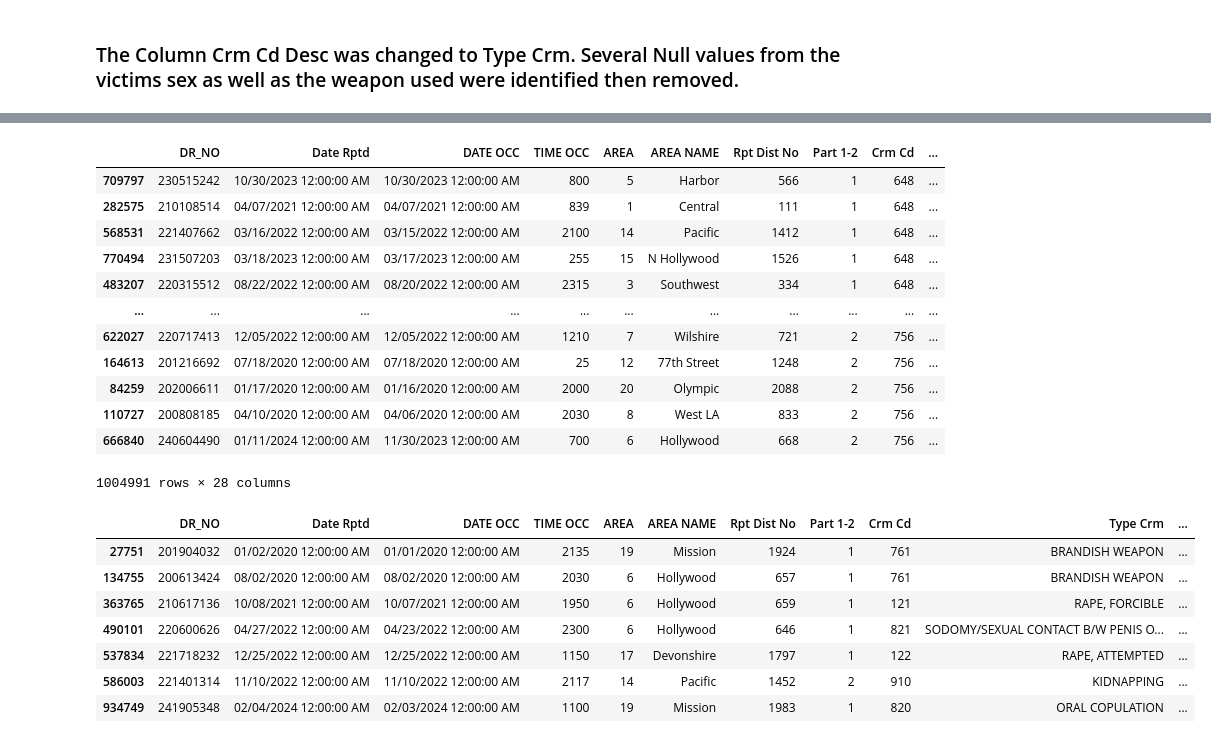
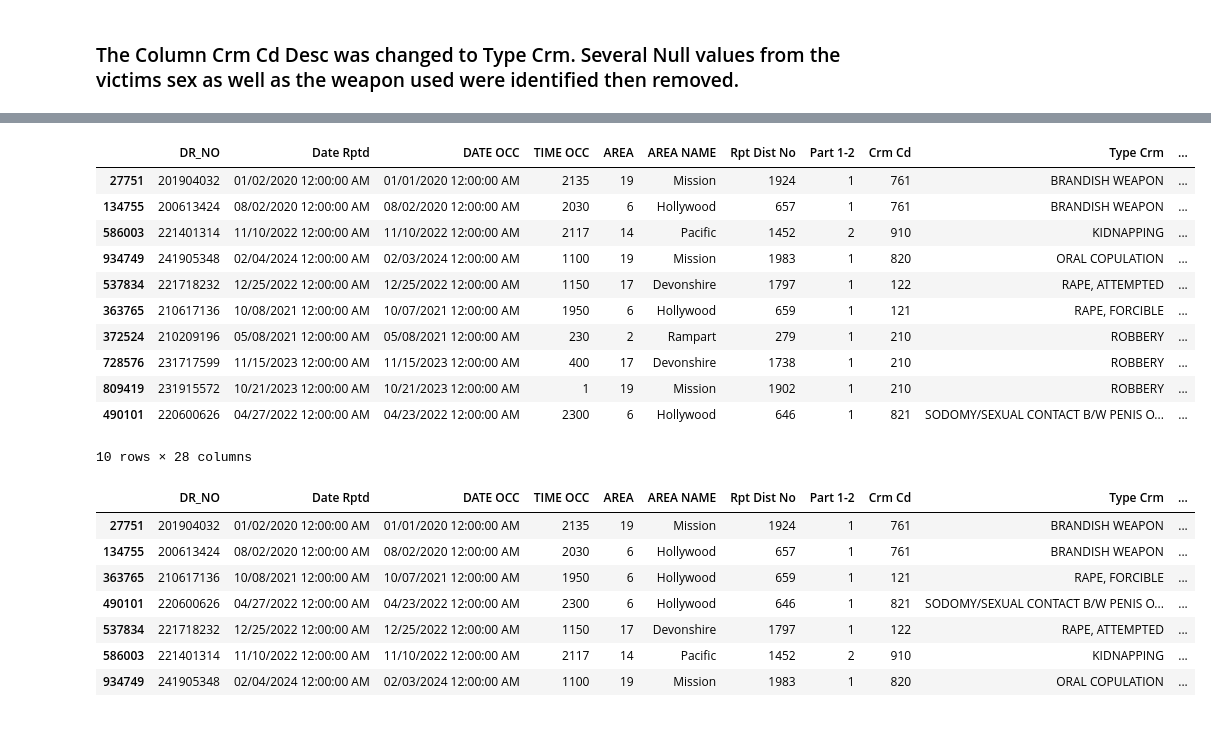
Before and after one commit to gojones4505-max/IA340-Lab1, a Jupyter notebook: Lab2.ipynb, the cells around one changed output, grey strips where cells are left out. Cells and saved outputs as stored; diff of their text form; code cells hidden in the pictures.

```diff
--- a/Lab2.ipynb
+++ b/Lab2.ipynb
@@ -137,19 +128,18 @@ df[5:10] #slice by rows
 # %%
-df.sort_values(by='Crm Cd Desc') #sort data by a column
+df.sort_values(by='Type Crm') #sort data by a column
 # %% [output]
-|  | DR_NO | Date Rptd | DATE OCC | TIME OCC | AREA | AREA NAME | Rpt Dist No | Part 1-2 | Crm Cd | ... |
-| 709797 | 230515242 | 10/30/2023 12:00:00 AM | 10/30/2023 12:00:00 AM | 800 | 5 | Harbor | 566 | 1 | 648 | ... |
-| 282575 | 210108514 | 04/07/2021 12:00:00 AM | 04/07/2021 12:00:00 AM | 839 | 1 | Central | 111 | 1 | 648 | ... |
-| 568531 | 221407662 | 03/16/2022 12:00:00 AM | 03/15/2022 12:00:00 AM | 2100 | 14 | Pacific | 1412 | 1 | 648 | ... |
-| 770494 | 231507203 | 03/18/2023 12:00:00 AM | 03/17/2023 12:00:00 AM | 255 | 15 | N Hollywood | 1526 | 1 | 648 | ... |
-| 483207 | 220315512 | 08/22/2022 12:00:00 AM | 08/20/2022 12:00:00 AM | 2315 | 3 | Southwest | 334 | 1 | 648 | ... |
-| ... | ... | ... | ... | ... | ... | ... | ... | ... | ... | ... |
-| 622027 | 220717413 | 12/05/2022 12:00:00 AM | 12/05/2022 12:00:00 AM | 1210 | 7 | Wilshire | 721 | 2 | 756 | ... |
-| 164613 | 201216692 | 07/18/2020 12:00:00 AM | 07/18/2020 12:00:00 AM | 25 | 12 | 77th Street | 1248 | 2 | 756 | ... |
-| 84259 | 202006611 | 01/17/2020 12:00:00 AM | 01/16/2020 12:00:00 AM | 2000 | 20 | Olympic | 2088 | 2 | 756 | ... |
-| 110727 | 200808185 | 04/10/2020 12:00:00 AM | 04/06/2020 12:00:00 AM | 2030 | 8 | West LA | 833 | 2 | 756 | ... |
-| 666840 | 240604490 | 01/11/2024 12:00:00 AM | 11/30/2023 12:00:00 AM | 700 | 6 | Hollywood | 668 | 2 | 756 | ... |
+|  | DR_NO | Date Rptd | DATE OCC | TIME OCC | AREA | AREA NAME | Rpt Dist No | Part 1-2 | Crm Cd | Type Crm | ... |
+| 27751 | 201904032 | 01/02/2020 12:00:00 AM | 01/01/2020 12:00:00 AM | 2135 | 19 | Mission | 1924 | 1 | 761 | BRANDISH WEAPON | ... |
+| 134755 | 200613424 | 08/02/2020 12:00:00 AM | 08/02/2020 12:00:00 AM | 2030 | 6 | Hollywood | 657 | 1 | 761 | BRANDISH WEAPON | ... |
+| 586003 | 221401314 | 11/10/2022 12:00:00 AM | 11/10/2022 12:00:00 AM | 2117 | 14 | Pacific | 1452 | 2 | 910 | KIDNAPPING | ... |
+| 934749 | 241905348 | 02/04/2024 12:00:00 AM | 02/03/2024 12:00:00 AM | 1100 | 19 | Mission | 1983 | 1 | 820 | ORAL COPULATION | ... |
+| 537834 | 221718232 | 12/25/2022 12:00:00 AM | 12/25/2022 12:00:00 AM | 1150 | 17 | Devonshire | 1797 | 1 | 122 | RAPE, ATTEMPTED | ... |
+| 363765 | 210617136 | 10/08/2021 12:00:00 AM | 10/07/2021 12:00:00 AM | 1950 | 6 | Hollywood | 659 | 1 | 121 | RAPE, FORCIBLE | ... |
+| 372524 | 210209196 | 05/08/2021 12:00:00 AM | 05/08/2021 12:00:00 AM | 230 | 2 | Rampart | 279 | 1 | 210 | ROBBERY | ... |
+| 728576 | 231717599 | 11/15/2023 12:00:00 AM | 11/15/2023 12:00:00 AM | 400 | 17 | Devonshire | 1738 | 1 | 210 | ROBBERY | ... |
+| 809419 | 231915572 | 10/21/2023 12:00:00 AM | 10/21/2023 12:00:00 AM | 1 | 19 | Mission | 1902 | 1 | 210 | ROBBERY | ... |
+| 490101 | 220600626 | 04/27/2022 12:00:00 AM | 04/23/2022 12:00:00 AM | 2300 | 6 | Hollywood | 646 | 1 | 821 | SODOMY/SEXUAL CONTACT B/W PENIS O... | ... |
-1004991 rows × 28 columns
+10 rows × 28 columns
 # %%
 df[df['TIME OCC']>1000] # select rows by values
 # %% [output]
```
Also changed, not shown: parts of 7 cells of this notebook.
